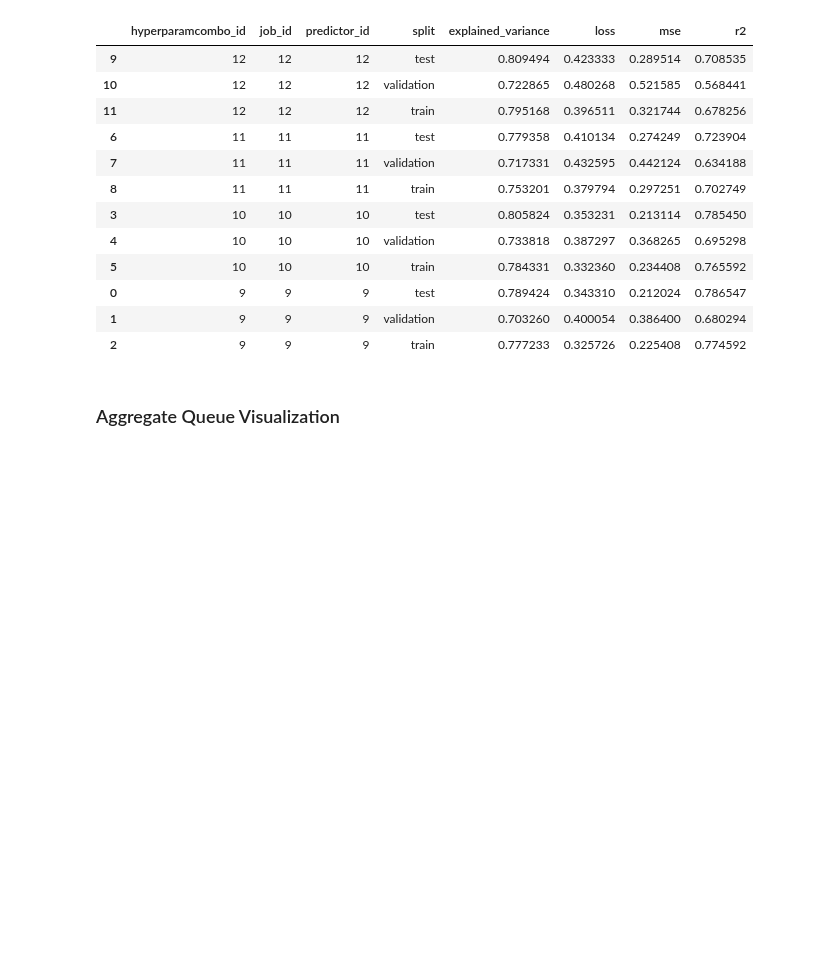
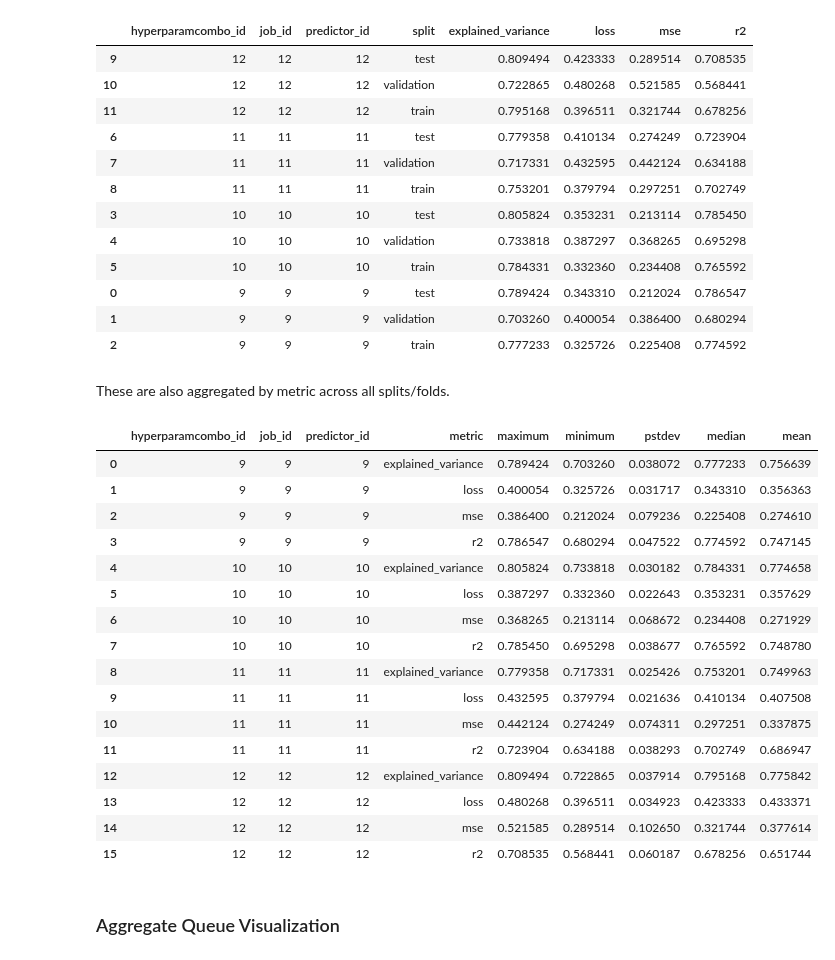
Before and after one commit to aiqc/AIQC, a Jupyter notebook: docs/notebooks/visualization.ipynb, the cells around one changed output. Cells and saved outputs as stored; diff of their text form; code cells hidden in the pictures; blank space fills up the shorter version.

```diff
--- a/docs/notebooks/visualization.ipynb
+++ b/docs/notebooks/visualization.ipynb
@@ -186,6 +209,28 @@ queue_regression.metrics_to_pandas()
 | 0 | 9 | 9 | 9 | test | 0.789424 | 0.343310 | 0.212024 | 0.786547 |
 | 1 | 9 | 9 | 9 | validation | 0.703260 | 0.400054 | 0.386400 | 0.680294 |
 | 2 | 9 | 9 | 9 | train | 0.777233 | 0.325726 | 0.225408 | 0.774592 |
+# %% [markdown]
+These are also aggregated by metric across all splits/folds.
+# %%
+queue_regression.metrics_aggregate_to_pandas()
+# %% [output]
+|  | hyperparamcombo_id | job_id | predictor_id | metric | maximum | minimum | pstdev | median | mean |
+| 0 | 9 | 9 | 9 | explained_variance | 0.789424 | 0.703260 | 0.038072 | 0.777233 | 0.756639 |
+| 1 | 9 | 9 | 9 | loss | 0.400054 | 0.325726 | 0.031717 | 0.343310 | 0.356363 |
+| 2 | 9 | 9 | 9 | mse | 0.386400 | 0.212024 | 0.079236 | 0.225408 | 0.274610 |
+| 3 | 9 | 9 | 9 | r2 | 0.786547 | 0.680294 | 0.047522 | 0.774592 | 0.747145 |
+| 4 | 10 | 10 | 10 | explained_variance | 0.805824 | 0.733818 | 0.030182 | 0.784331 | 0.774658 |
+| 5 | 10 | 10 | 10 | loss | 0.387297 | 0.332360 | 0.022643 | 0.353231 | 0.357629 |
+| 6 | 10 | 10 | 10 | mse | 0.368265 | 0.213114 | 0.068672 | 0.234408 | 0.271929 |
+| 7 | 10 | 10 | 10 | r2 | 0.785450 | 0.695298 | 0.038677 | 0.765592 | 0.748780 |
+| 8 | 11 | 11 | 11 | explained_variance | 0.779358 | 0.717331 | 0.025426 | 0.753201 | 0.749963 |
+| 9 | 11 | 11 | 11 | loss | 0.432595 | 0.379794 | 0.021636 | 0.410134 | 0.407508 |
+| 10 | 11 | 11 | 11 | mse | 0.442124 | 0.274249 | 0.074311 | 0.297251 | 0.337875 |
+| 11 | 11 | 11 | 11 | r2 | 0.723904 | 0.634188 | 0.038293 | 0.702749 | 0.686947 |
+| 12 | 12 | 12 | 12 | explained_variance | 0.809494 | 0.722865 | 0.037914 | 0.795168 | 0.775842 |
+| 13 | 12 | 12 | 12 | loss | 0.480268 | 0.396511 | 0.034923 | 0.423333 | 0.433371 |
+| 14 | 12 | 12 | 12 | mse | 0.521585 | 0.289514 | 0.102650 | 0.321744 | 0.377614 |
+| 15 | 12 | 12 | 12 | r2 | 0.708535 | 0.568441 | 0.060187 | 0.678256 | 0.651744 |
 # %% [markdown]
 ### Aggregate Queue Visualization
 # %% [markdown]
```
Also changed, not shown: parts of 8 cells of this notebook, 15 other files.
